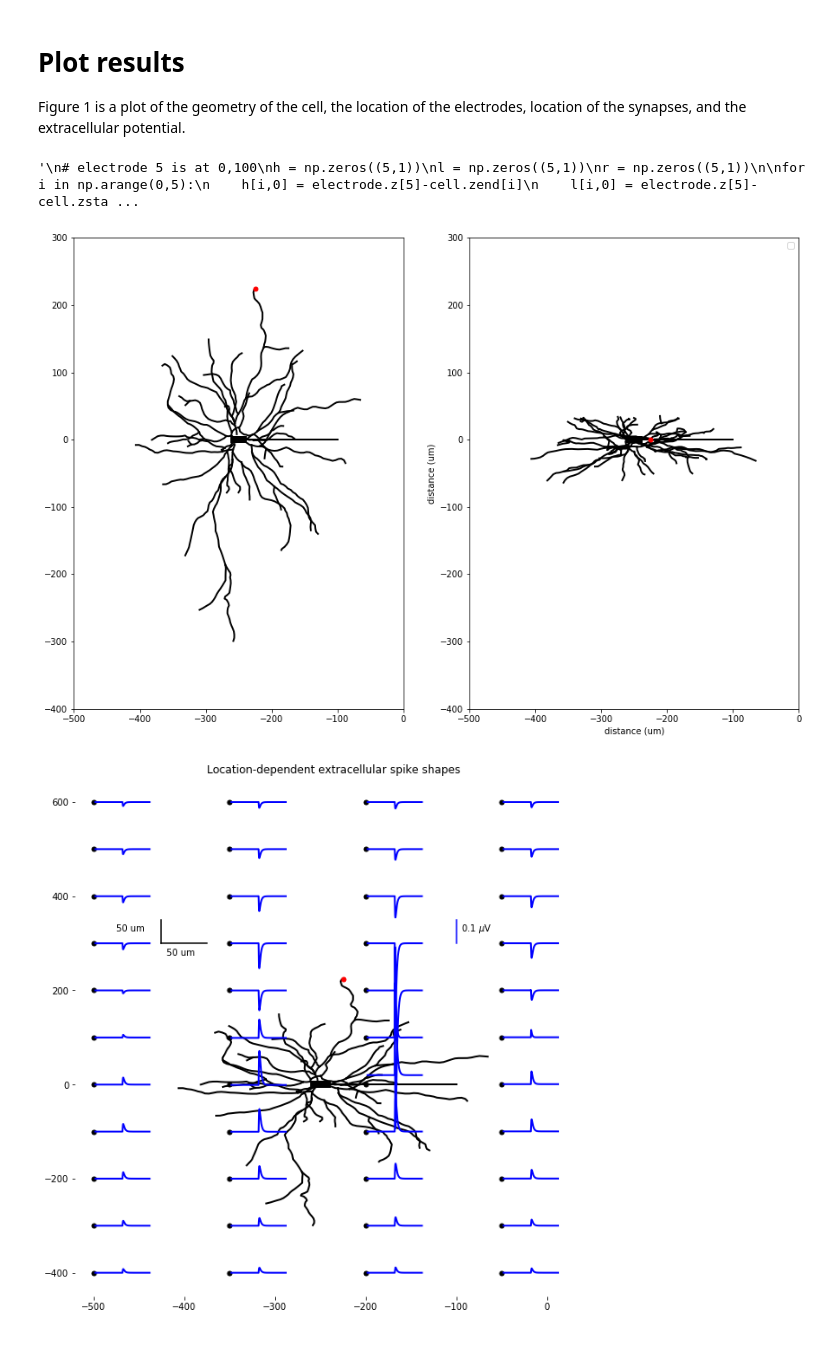
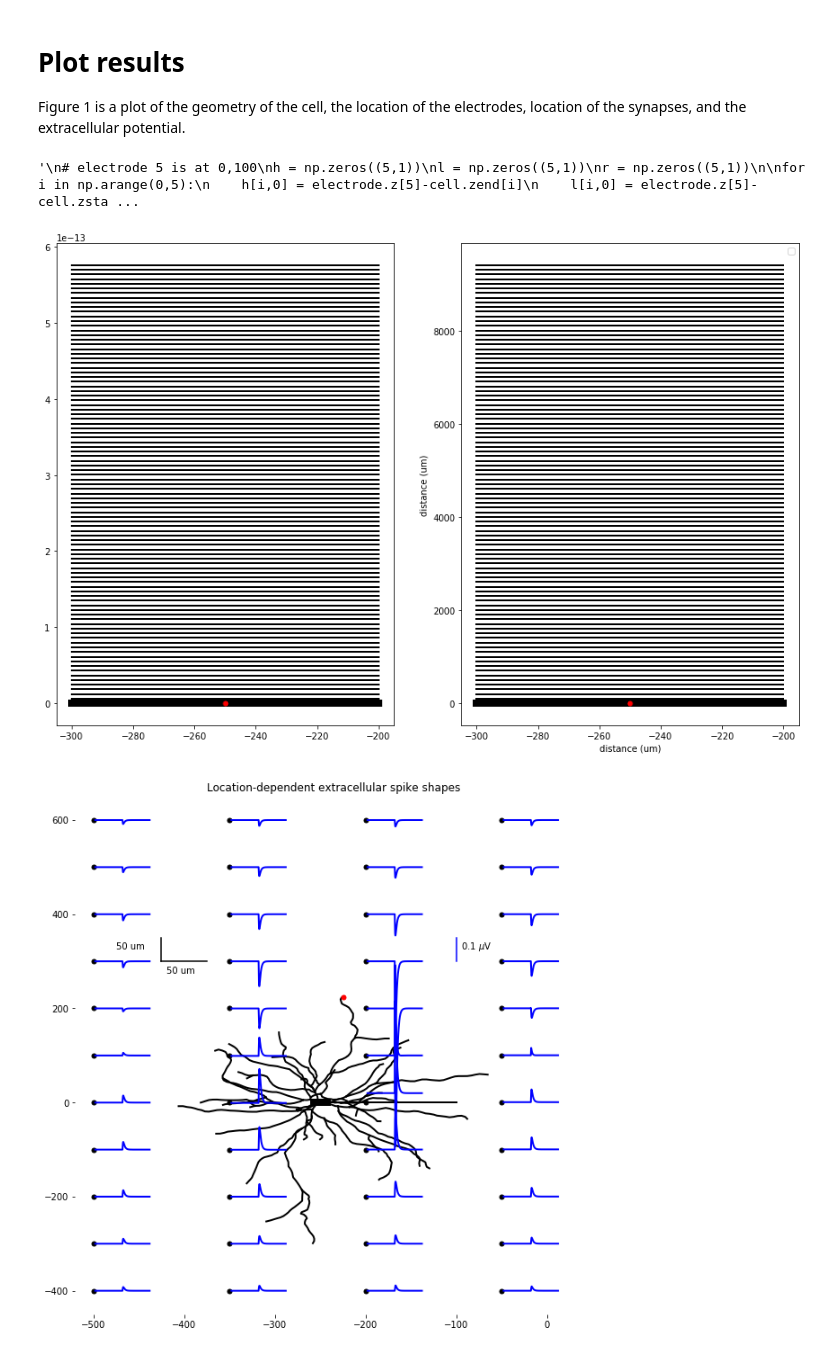
Before and after one commit to latimerb/GeneralTutorials, a Jupyter notebook: LFP/LFPTutorial4-BLA Pyramidal-detailed.ipynb, the cells around one changed output. Saved outputs shown, nothing was run; the diff lists cells and outputs as text; code cells hidden in the pictures.

Commit message:
added pyramidal morphology

```diff
--- a/LFP/LFPTutorial4-BLA Pyramidal-detailed.ipynb
+++ b/LFP/LFPTutorial4-BLA Pyramidal-detailed.ipynb
@@ -13,7 +12,7 @@ Failed to setup nrnpy_pr
 # Create cell
 # %%
 cellParameters = {
-    'morphology' : 'class_detailedpyrtypeA.hoc',
+    'morphology' : 'class_Henckens_AM-Q2C.hoc',
     'tstart' : -50,
     'tstop' : 100,
     'dt' : 2**-4,
@@ -164,38 +163,38 @@ for i in np.arange(0,num_syns):
     subplot(1,2,2)
     plot([cell.synapses[i].x], [cell.synapses[i].y], color=[1,0,0], marker='o', markersize=5)
 # Plot electrodes as green dots
 #plot(electrode.x, electrode.z, '.', marker='o', color='g',label='electrodes')
 #for i in np.arange(0,electrode.x.shape[0]):
 #    plt.text(electrode.x[i]+10,electrode.z[i]-5,'{}'.format(i))
 
 xlabel('distance (um)')
 ylabel('distance (um)')
-ax1.set_ylim(-400,300)
-ax1.set_xlim(-500,0)
-ax2.set_ylim(-400,300)
-ax2.set_xlim(-500,0)
+#ax1.set_ylim(-400,300)
+#ax1.set_xlim(-500,0)
+#ax2.set_ylim(-400,300)
+#ax2.set_xlim(-500,0)
 
 legend()
 
 
 #### Calculate extracellular potential by hand
 '''
 # electrode 5 is at 0,100
 h = np.zeros((5,1))
 l = np.zeros((5,1))
 r = np.zeros((5,1))
 
 for i in np.arange(0,5):
     h[i,0] = electrode.z[5]-cell.zend[i]
     l[i,0] = electrode.z[5]-cell.zstart[i]
     r[i,0] = electrode.x[5]-cell.xstart[i]
 
 dist = np.log((np.sqrt(h**2+r**2)-h)/(np.sqrt(l**2+r**2)-l))
 v_ext=1000*(1/(4*np.pi*300*5))*np.dot(np.transpose(cell.imem),dist)
 '''
 # %% [output]
 '\n# electrode 5 is at 0,100\nh = np.zeros((5,1))\nl = np.zeros((5,1))\nr = np.zeros((5,1))\n\nfor i in np.arange(0,5):\n    h[i,0] = electrode.z[5]-cell.zend[i]\n    l[i,0] = electrode.z[5]-cell.zsta ...
-[figure, old version]
+[figure, new version]
 # %%
 from utils import plot_ex2,plot_elec_grid
 fig = plot_elec_grid(cell,electrode)
```
Also changed, not shown: parts of 1 cell of this notebook, 4 other files.
